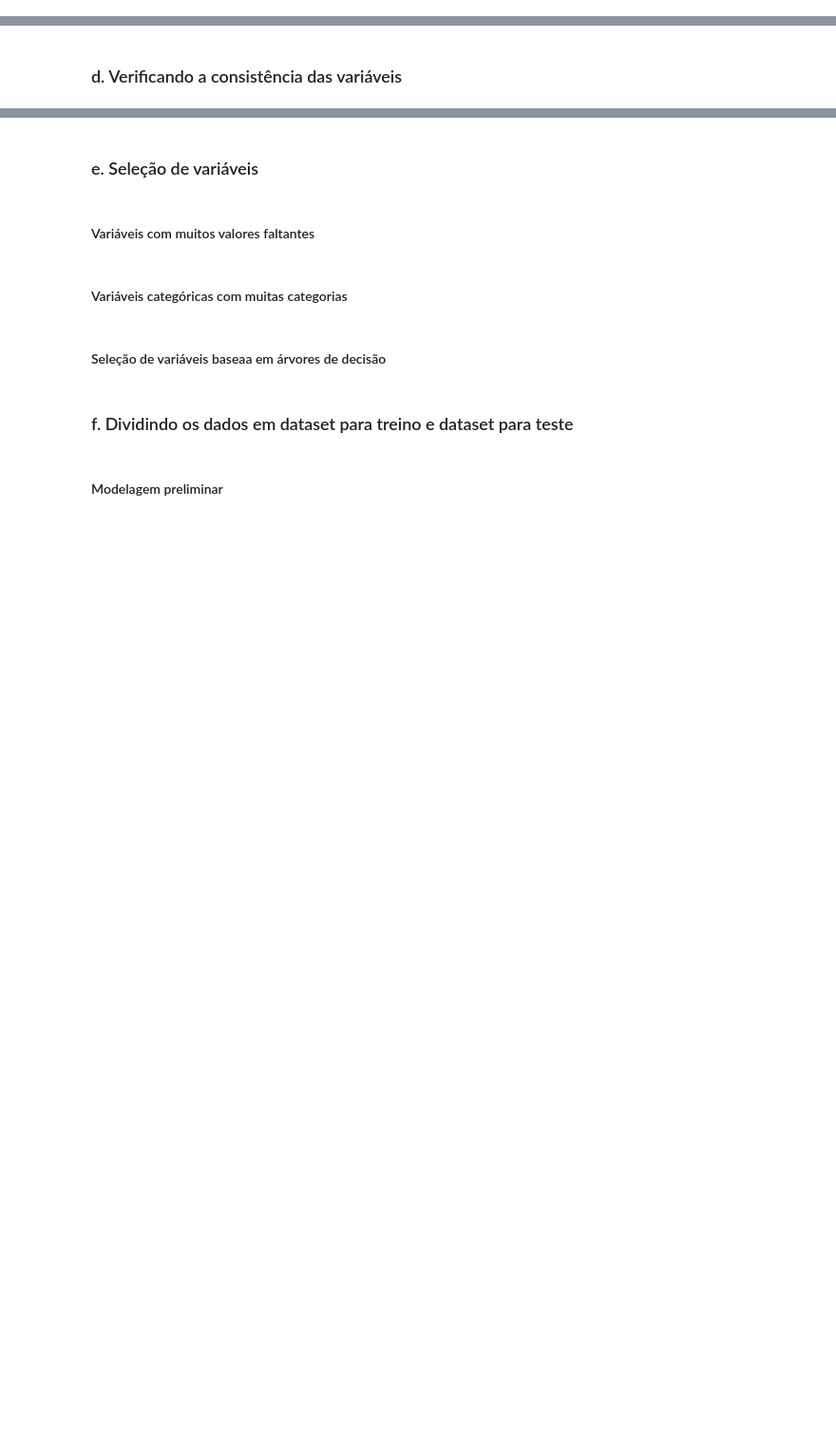
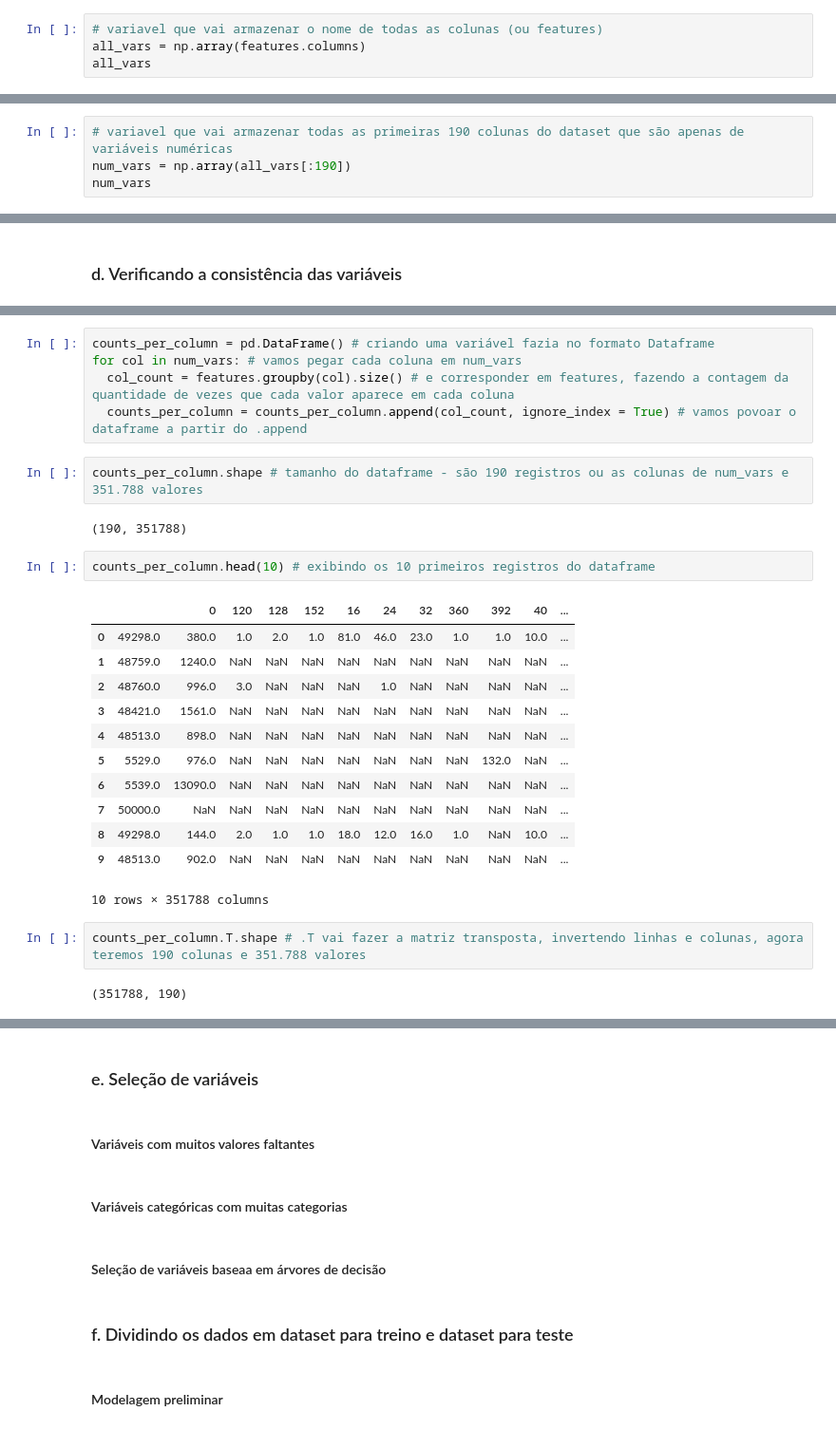
Before and after one commit to EliGorniak/KDD_Cup2009_MachineLearning_Kaggle_Project, a Jupyter notebook: KDD_Cup_2009_ML.ipynb, the cells around one changed output, grey strips where cells are left out. Shown at 95% size. Saved outputs shown, nothing was run; the diff lists cells and outputs as text; blank space fills up the shorter version.

```diff
--- a/KDD_Cup_2009_ML.ipynb
+++ b/KDD_Cup_2009_ML.ipynb
@@ -58,3 +63,7 @@ np.unique(outcome)
 array([-1,  1])
 # %% [markdown]
 ### c. Identificando as variáveis numéricas e categóricas
+# %%
+# variavel que vai armazenar o nome de todas as colunas (ou features)
+all_vars = np.array(features.columns)
+all_vars
@@ -60,0 +88,4 @@ array([-1,  1])
+# %%
+# variavel que vai armazenar todas as primeiras 190 colunas do dataset que são apenas de variáveis numéricas
+num_vars = np.array(all_vars[:190])
+num_vars
@@ -62,0 +175,28 @@ array([-1,  1])
+# %%
+counts_per_column = pd.DataFrame() # criando uma variável fazia no formato Dataframe
+for col in num_vars: # vamos pegar cada coluna em num_vars
+  col_count = features.groupby(col).size() # e corresponder em features, fazendo a contagem da quantidade de vezes que cada valor aparece em cada coluna
+  counts_per_column = counts_per_column.append(col_count, ignore_index = True) # vamos povoar o dataframe a partir do .append
+# %%
+counts_per_column.shape # tamanho do dataframe - são 190 registros ou as colunas de num_vars e 351.788 valores
+# %% [output]
+(190, 351788)
+# %%
+counts_per_column.head(10) # exibindo os 10 primeiros registros do dataframe
+# %% [output]
+|  |  | 0 | 120 | 128 | 152 | 16 | 24 | 32 | 360 | 392 | 40 | ... |
+| 0 | 49298.0 | 380.0 | 1.0 | 2.0 | 1.0 | 81.0 | 46.0 | 23.0 | 1.0 | 1.0 | 10.0 | ... |
+| 1 | 48759.0 | 1240.0 | NaN | NaN | NaN | NaN | NaN | NaN | NaN | NaN | NaN | ... |
+| 2 | 48760.0 | 996.0 | 3.0 | NaN | NaN | NaN | 1.0 | NaN | NaN | NaN | NaN | ... |
+| 3 | 48421.0 | 1561.0 | NaN | NaN | NaN | NaN | NaN | NaN | NaN | NaN | NaN | ... |
+| 4 | 48513.0 | 898.0 | NaN | NaN | NaN | NaN | NaN | NaN | NaN | NaN | NaN | ... |
+| 5 | 5529.0 | 976.0 | NaN | NaN | NaN | NaN | NaN | NaN | NaN | 132.0 | NaN | ... |
+| 6 | 5539.0 | 13090.0 | NaN | NaN | NaN | NaN | NaN | NaN | NaN | NaN | NaN | ... |
+| 7 | 50000.0 | NaN | NaN | NaN | NaN | NaN | NaN | NaN | NaN | NaN | NaN | ... |
+| 8 | 49298.0 | 144.0 | 2.0 | 1.0 | 1.0 | 18.0 | 12.0 | 16.0 | 1.0 | NaN | 10.0 | ... |
+| 9 | 48513.0 | 902.0 | NaN | NaN | NaN | NaN | NaN | NaN | NaN | NaN | NaN | ... |
+10 rows × 351788 columns
+# %%
+counts_per_column.T.shape # .T vai fazer a matriz transposta, invertendo linhas e colunas, agora teremos 190 colunas e 351.788 valores
+# %% [output]
+(351788, 190)
```
Also changed, not shown: parts of 19 cells of this notebook.
